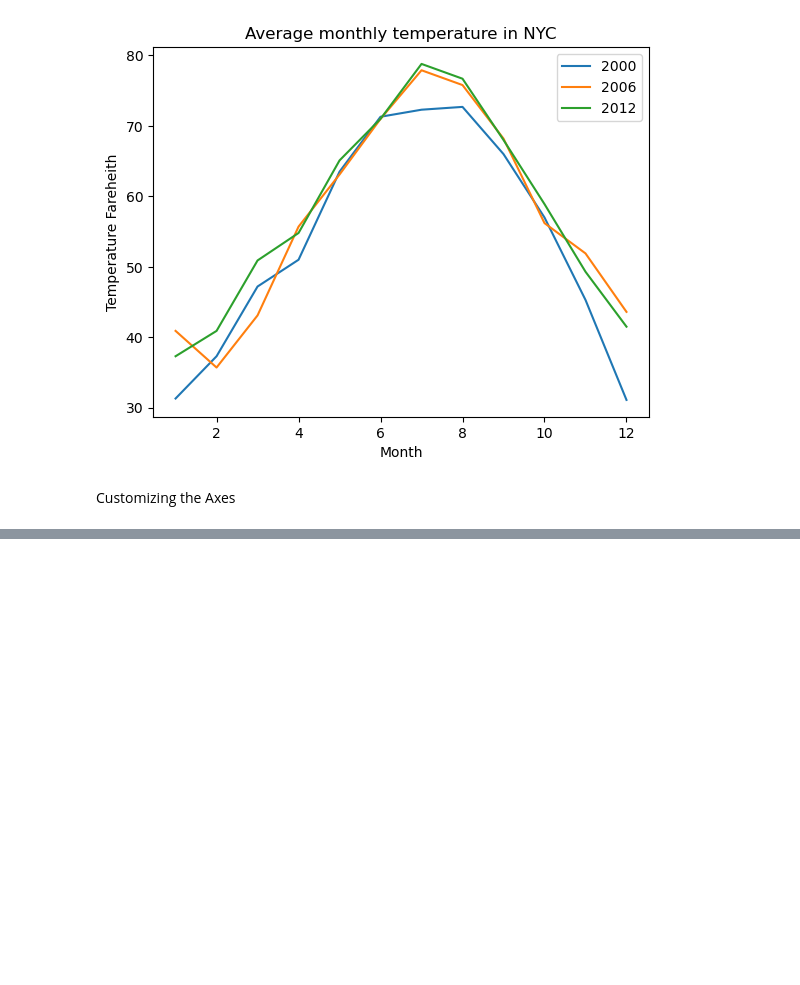
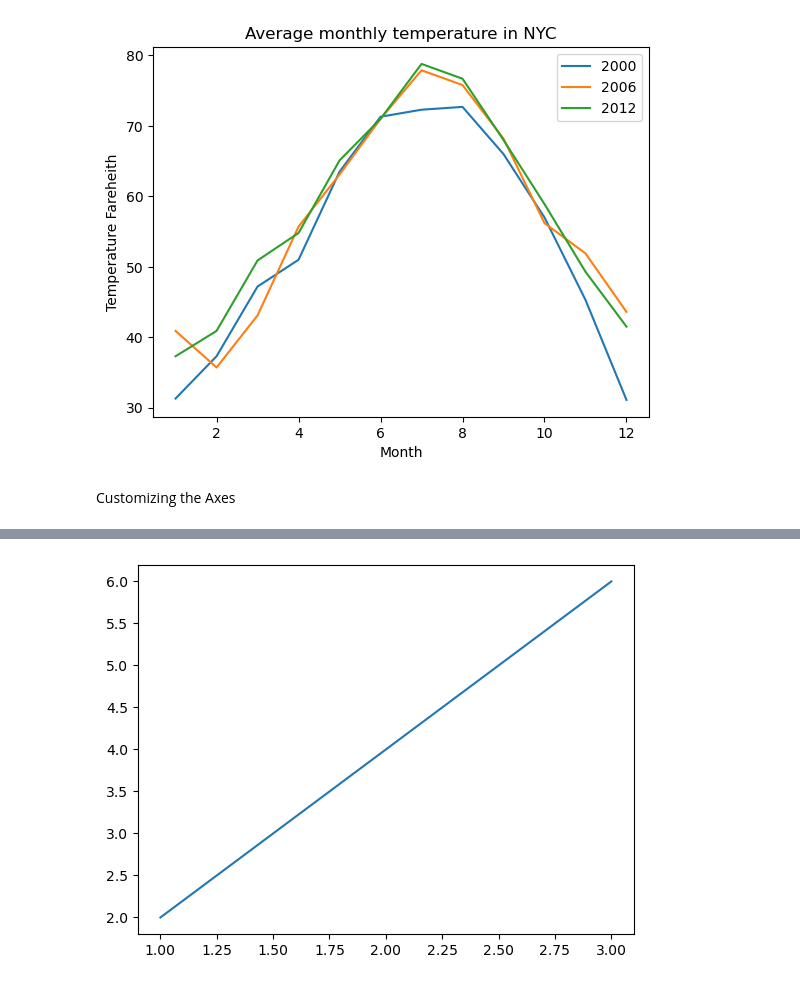
Before and after one commit to AngelDHackerman/DoingMathWithPython, a Jupyter notebook: Programming_Challange_Chap_2/chapter_two_examples.ipynb, the cells around one changed output, grey strips where cells are left out. Drawn from its saved outputs; the diff is of its cells as text; code cells hidden in the pictures; blank space fills up the shorter version.

```diff
--- a/Programming_Challange_Chap_2/chapter_two_examples.ipynb
+++ b/Programming_Challange_Chap_2/chapter_two_examples.ipynb
@@ -85,0 +143,16 @@ Customizing the Axes
+# %%
+'''
+Simple plot using pyplot
+'''
+
+def create_graph():
+  x_numbers = [1, 2, 3]
+  y_numbers = [2, 4, 6]
+
+  plt.plot(x_numbers, y_numbers)
+  plt.show()
+
+if __name__ == "__main__":
+  create_graph()
+# %% [output]
+[figure, added]
```
Also changed, not shown: parts of 16 cells of this notebook, 1 other file.
